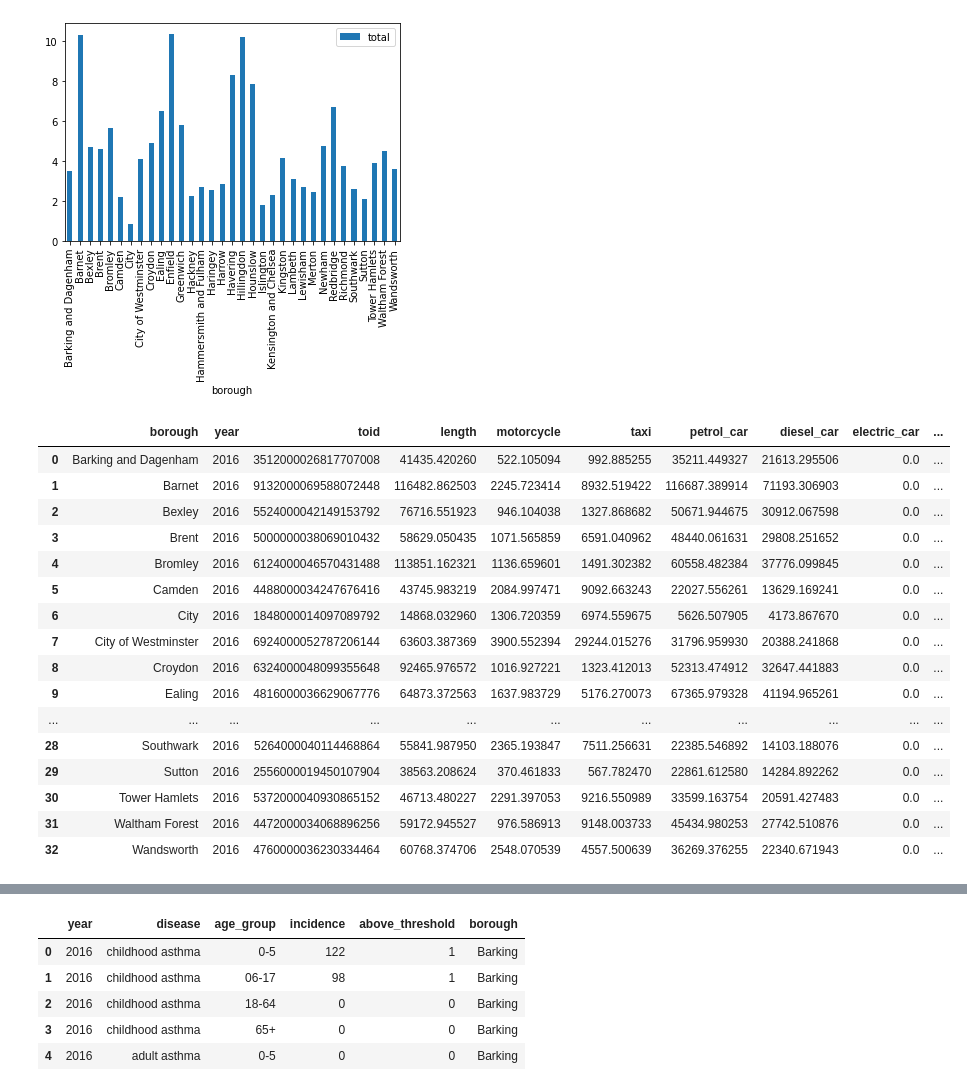
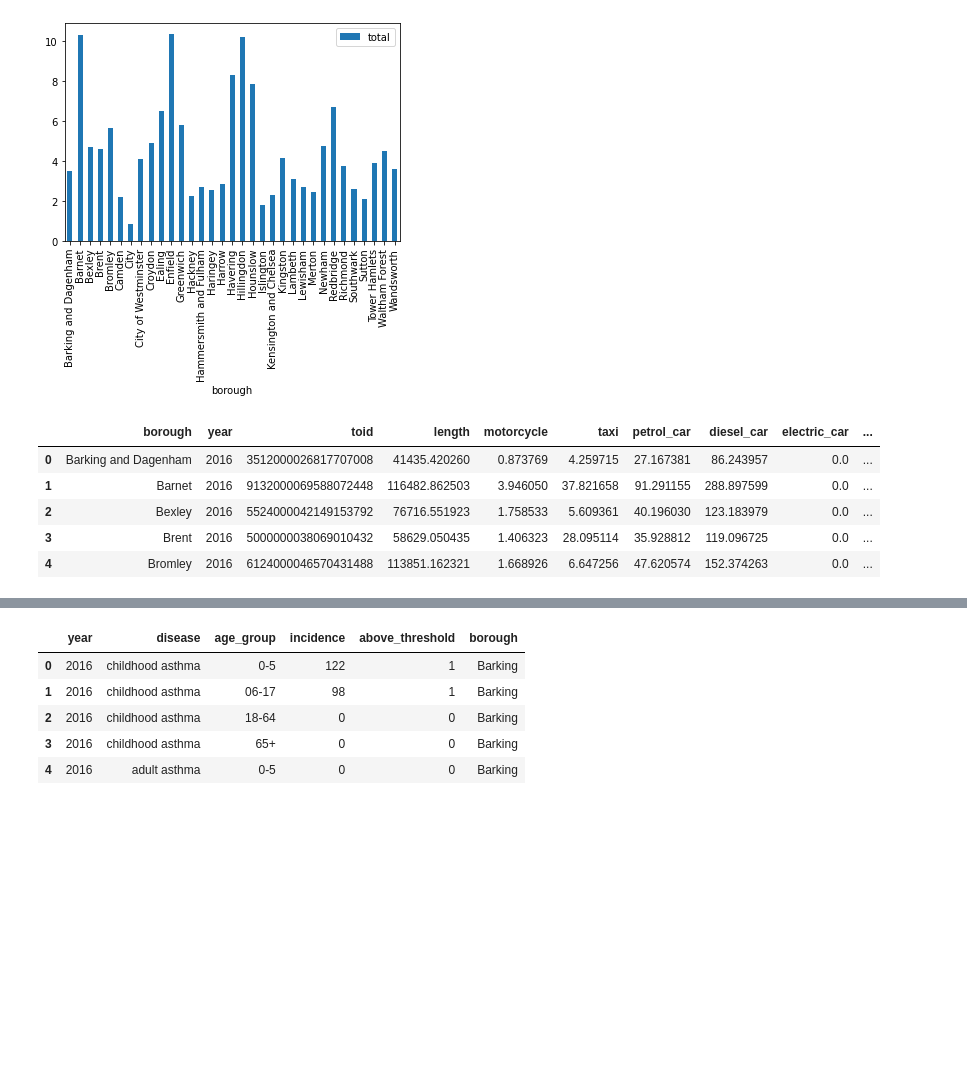
Before and after one commit to irvifa/data-visualization, a Jupyter notebook: data-visualization.ipynb, the cells around one changed output, grey strips where cells are left out. Drawn from its saved outputs; the diff is of its cells as text; code cells hidden in the pictures; blank space fills up the shorter version.

```diff
--- a/air-pollution.ipynb
+++ b/data-visualization.ipynb
@@ -227,0 +133,2 @@ map_df.plot()
+# %%
+df_sheet_laei_2016_lts_rd_gla_copy = pd.read_csv("data/laei_2016_lts_rd_gla.csv")
@@ -248,15 +157,18 @@ array([4000000030430915, 4000000031048640, 4000000031048641, ...,
 # %%
 # High pollutant in each of borough based on available street information
 summarized_parameters = [
-    'length',
-    'motorcycle',
-    'taxi',
-    'petrol_car',
-    'diesel_car',
-    'electric_car',
-    'petrol_lgv',
-    'diesel_lgv',
-    'electric_lgv',
-    'total']
-summary_of_pollutant_per_borough = df_sheet_laei_2016_lts_rd_gla_copy.groupby(by=['borough', 'pollutant', 'year', 'toid'], as_index=False)[summarized_parameters].sum()
+    "length",
+    "motorcycle",
+    "taxi",
+    "petrol_car",
+    "diesel_car",
+    "electric_car",
+    "petrol_lgv",
+    "diesel_lgv",
+    "electric_lgv",
+    "total",
+]
+summary_of_pollutant_per_borough = df_sheet_laei_2016_lts_rd_gla_copy.groupby(
+    by=["borough", "pollutant", "year", "toid"], as_index=False
+)[summarized_parameters].sum()
 # %%
@@ -278,5 +183,7 @@ summary_of_pollutant_per_borough
 # %%
 def generate_plot_based_on_pollutant(summary_of_pollutant_per_borough, pollutant):
     # Pollution attribution per borough in kilotonne/year
-    summary_of_pollutant_per_borough[summary_of_pollutant_per_borough['pollutant'] == pollutant].groupby(['borough']).sum().plot(kind='bar', y='total')
+    summary_of_pollutant_per_borough[
+        summary_of_pollutant_per_borough["pollutant"] == pollutant
+    ].groupby(["borough"]).sum().plot(kind="bar", y="total")
 # %%
@@ -307,27 +214,22 @@ This is chart for PM25_Tyre
 [figure]
 # %%
 def get_summary_based_on_pollutant(summary_of_pollutant_per_borough, pollutant):
-    sm = summary_of_pollutant_per_borough[summary_of_pollutant_per_borough['pollutant'] == pollutant].groupby(['borough', 'year'], as_index=False).sum()
+    sm = (
+        summary_of_pollutant_per_borough[
+            summary_of_pollutant_per_borough["pollutant"] == pollutant
+        ]
+        .groupby(["borough", "year"], as_index=False)
+        .sum()
+    )
     return sm
 # %%
-pollutant = 'CO2'
-sm_co2 = get_summary_based_on_pollutant(summary_of_pollutant_per_borough, pollutant)
-sm_co2
+pollutant = "NOx"
+sm_nox = get_summary_based_on_pollutant(summary_of_pollutant_per_borough, pollutant)
+sm_nox.head()
 # %% [output]
 |  | borough | year | toid | length | motorcycle | taxi | petrol_car | diesel_car | electric_car | ... |
-| 0 | Barking and Dagenham | 2016 | 3512000026817707008 | 41435.420260 | 522.105094 | 992.885255 | 35211.449327 | 21613.295506 | 0.0 | ... |
-| 1 | Barnet | 2016 | 9132000069588072448 | 116482.862503 | 2245.723414 | 8932.519422 | 116687.389914 | 71193.306903 | 0.0 | ... |
-| 2 | Bexley | 2016 | 5524000042149153792 | 76716.551923 | 946.104038 | 1327.868682 | 50671.944675 | 30912.067598 | 0.0 | ... |
-| 3 | Brent | 2016 | 5000000038069010432 | 58629.050435 | 1071.565859 | 6591.040962 | 48440.061631 | 29808.251652 | 0.0 | ... |
-| 4 | Bromley | 2016 | 6124000046570431488 | 113851.162321 | 1136.659601 | 1491.302382 | 60558.482384 | 37776.099845 | 0.0 | ... |
-| 5 | Camden | 2016 | 4488000034247676416 | 43745.983219 | 2084.997471 | 9092.663243 | 22027.556261 | 13629.169241 | 0.0 | ... |
-| 6 | City | 2016 | 1848000014097089792 | 14868.032960 | 1306.720359 | 6974.559675 | 5626.507905 | 4173.867670 | 0.0 | ... |
-| 7 | City of Westminster | 2016 | 6924000052787206144 | 63603.387369 | 3900.552394 | 29244.015276 | 31796.959930 | 20388.241868 | 0.0 | ... |
-| 8 | Croydon | 2016 | 6324000048099355648 | 92465.976572 | 1016.927221 | 1323.412013 | 52313.474912 | 32647.441883 | 0.0 | ... |
-| 9 | Ealing | 2016 | 4816000036629067776 | 64873.372563 | 1637.983729 | 5176.270073 | 67365.979328 | 41194.965261 | 0.0 | ... |
-| ... | ... | ... | ... | ... | ... | ... | ... | ... | ... | ... |
-| 28 | Southwark | 2016 | 5264000040114468864 | 55841.987950 | 2365.193847 | 7511.256631 | 22385.546892 | 14103.188076 | 0.0 | ... |
-| 29 | Sutton | 2016 | 2556000019450107904 | 38563.208624 | 370.461833 | 567.782470 | 22861.612580 | 14284.892262 | 0.0 | ... |
-| 30 | Tower Hamlets | 2016 | 5372000040930865152 | 46713.480227 | 2291.397053 | 9216.550989 | 33599.163754 | 20591.427483 | 0.0 | ... |
-| 31 | Waltham Forest | 2016 | 4472000034068896256 | 59172.945527 | 976.586913 | 9148.003733 | 45434.980253 | 27742.510876 | 0.0 | ... |
-| 32 | Wandsworth | 2016 | 4760000036230334464 | 60768.374706 | 2548.070539 | 4557.500639 | 36269.376255 | 22340.671943 | 0.0 | ... |
+| 0 | Barking and Dagenham | 2016 | 3512000026817707008 | 41435.420260 | 0.873769 | 4.259715 | 27.167381 | 86.243957 | 0.0 | ... |
+| 1 | Barnet | 2016 | 9132000069588072448 | 116482.862503 | 3.946050 | 37.821658 | 91.291155 | 288.897599 | 0.0 | ... |
+| 2 | Bexley | 2016 | 5524000042149153792 | 76716.551923 | 1.758533 | 5.609361 | 40.196030 | 123.183979 | 0.0 | ... |
+| 3 | Brent | 2016 | 5000000038069010432 | 58629.050435 | 1.406323 | 28.095114 | 35.928812 | 119.096725 | 0.0 | ... |
+| 4 | Bromley | 2016 | 6124000046570431488 | 113851.162321 | 1.668926 | 6.647256 | 47.620574 | 152.374263 | 0.0 | ... |
```
Also changed, not shown: parts of 46 cells of this notebook, 6 other files.
